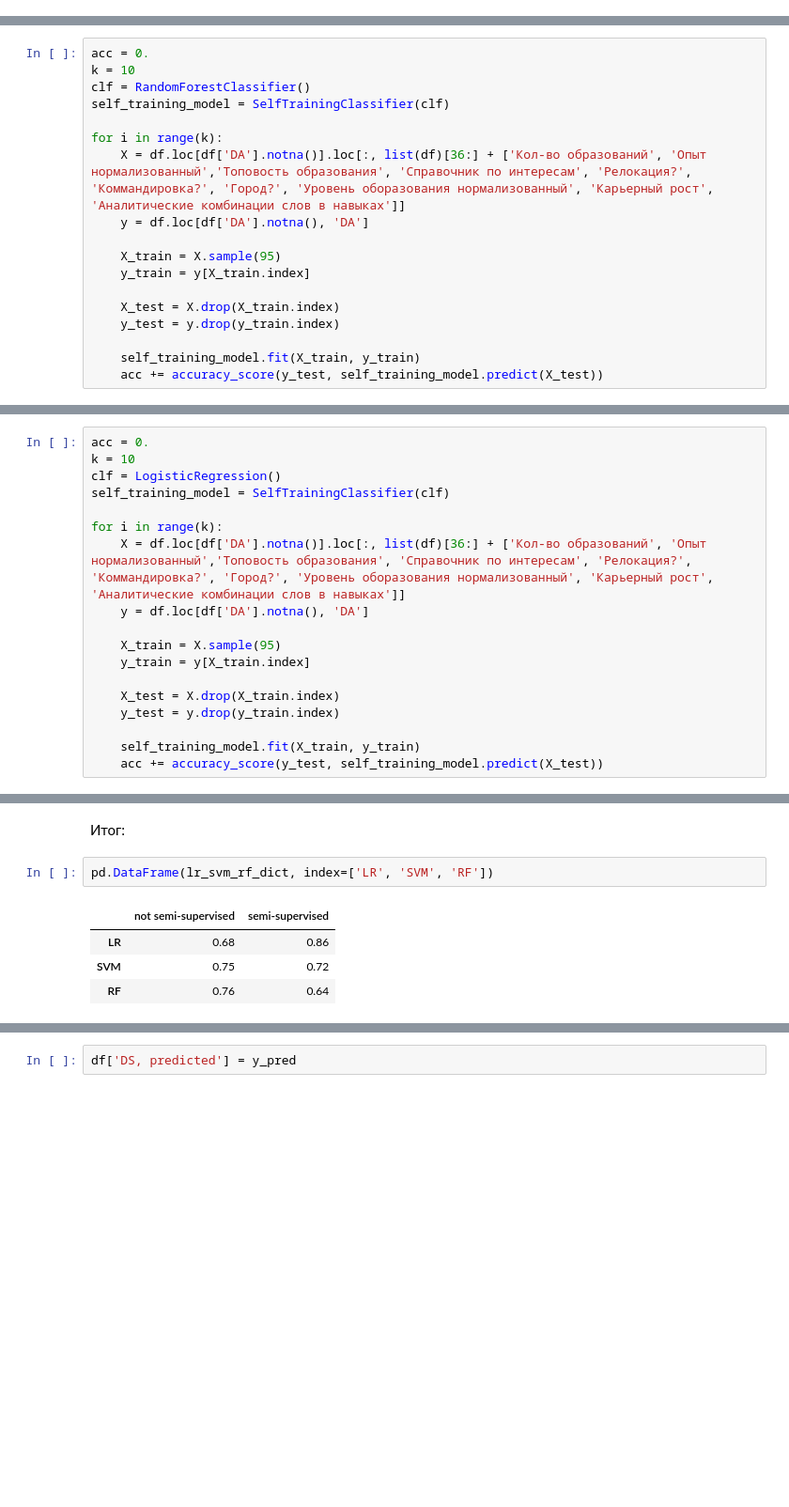
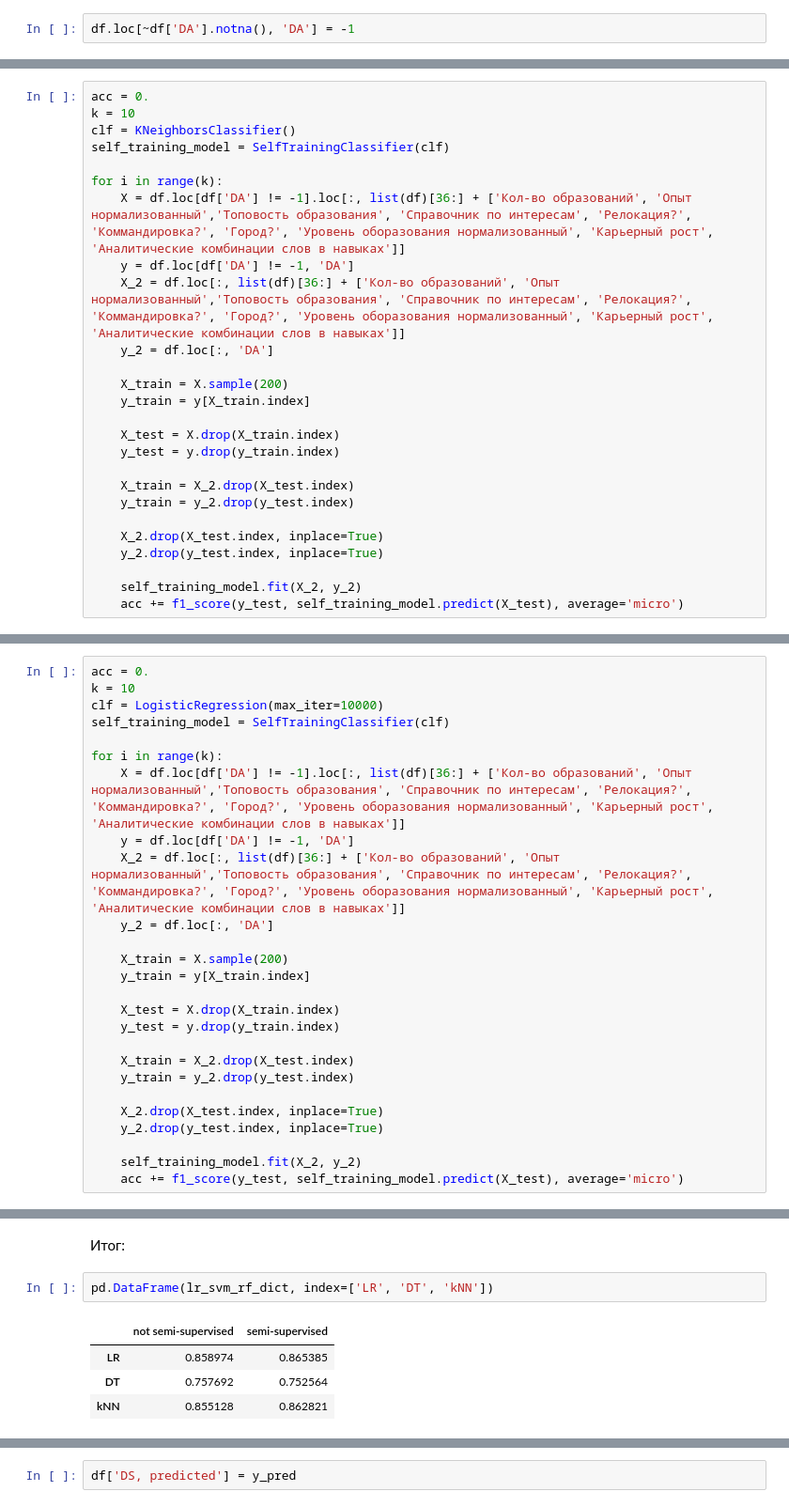
Before and after one commit to aefrt/automatization-recruiting, a Jupyter notebook: analysis.ipynb, the cells around one changed output, grey strips where cells are left out. Shown at 94% size. Drawn from its saved outputs; the diff is of its cells as text; blank space fills up the shorter version.

```diff
--- a/analysis.ipynb
+++ b/analysis.ipynb
@@ -529,3 +574,5 @@ from sklearn.semi_supervised import SelfTrainingClassifier
+# %%
+df.loc[~df['DA'].notna(), 'DA'] = -1
 # %%
 acc = 0.
 k = 10
@@ -551,18 +613,26 @@ lr_svm_rf_dict['semi-supervised'][1] = acc / k
 # %%
 acc = 0.
 k = 10
-clf = RandomForestClassifier()
+clf = KNeighborsClassifier()
 self_training_model = SelfTrainingClassifier(clf)
 
 for i in range(k):
-    X = df.loc[df['DA'].notna()].loc[:, list(df)[36:] + ['Кол-во образований', 'Опыт нормализованный','Топовость образования', 'Справочник по интересам', 'Релокация?', 'Коммандировка?', 'Город?', 'Уровень оборазования нормализованный', 'Карьерный рост', 'Аналитические комбинации слов в навыках']]
-    y = df.loc[df['DA'].notna(), 'DA']
+    X = df.loc[df['DA'] != -1].loc[:, list(df)[36:] + ['Кол-во образований', 'Опыт нормализованный','Топовость образования', 'Справочник по интересам', 'Релокация?', 'Коммандировка?', 'Город?', 'Уровень оборазования нормализованный', 'Карьерный рост', 'Аналитические комбинации слов в навыках']]
+    y = df.loc[df['DA'] != -1, 'DA']
+    X_2 = df.loc[:, list(df)[36:] + ['Кол-во образований', 'Опыт нормализованный','Топовость образования', 'Справочник по интересам', 'Релокация?', 'Коммандировка?', 'Город?', 'Уровень оборазования нормализованный', 'Карьерный рост', 'Аналитические комбинации слов в навыках']]
+    y_2 = df.loc[:, 'DA']
 
-    X_train = X.sample(95)
+    X_train = X.sample(200)
     y_train = y[X_train.index]
 
     X_test = X.drop(X_train.index)
     y_test = y.drop(y_train.index)
 
-    self_training_model.fit(X_train, y_train)
-    acc += accuracy_score(y_test, self_training_model.predict(X_test))
+    X_train = X_2.drop(X_test.index)
+    y_train = y_2.drop(y_test.index)
+
+    X_2.drop(X_test.index, inplace=True)
+    y_2.drop(y_test.index, inplace=True)
+
+    self_training_model.fit(X_2, y_2)
+    acc += f1_score(y_test, self_training_model.predict(X_test), average='micro')
@@ -573,18 +648,26 @@ lr_svm_rf_dict['semi-supervised'][2] = acc / k
 # %%
 acc = 0.
 k = 10
-clf = LogisticRegression()
+clf = LogisticRegression(max_iter=10000)
 self_training_model = SelfTrainingClassifier(clf)
 
 for i in range(k):
-    X = df.loc[df['DA'].notna()].loc[:, list(df)[36:] + ['Кол-во образований', 'Опыт нормализованный','Топовость образования', 'Справочник по интересам', 'Релокация?', 'Коммандировка?', 'Город?', 'Уровень оборазования нормализованный', 'Карьерный рост', 'Аналитические комбинации слов в навыках']]
-    y = df.loc[df['DA'].notna(), 'DA']
+    X = df.loc[df['DA'] != -1].loc[:, list(df)[36:] + ['Кол-во образований', 'Опыт нормализованный','Топовость образования', 'Справочник по интересам', 'Релокация?', 'Коммандировка?', 'Город?', 'Уровень оборазования нормализованный', 'Карьерный рост', 'Аналитические комбинации слов в навыках']]
+    y = df.loc[df['DA'] != -1, 'DA']
+    X_2 = df.loc[:, list(df)[36:] + ['Кол-во образований', 'Опыт нормализованный','Топовость образования', 'Справочник по интересам', 'Релокация?', 'Коммандировка?', 'Город?', 'Уровень оборазования нормализованный', 'Карьерный рост', 'Аналитические комбинации слов в навыках']]
+    y_2 = df.loc[:, 'DA']
 
-    X_train = X.sample(95)
+    X_train = X.sample(200)
     y_train = y[X_train.index]
 
     X_test = X.drop(X_train.index)
     y_test = y.drop(y_train.index)
 
-    self_training_model.fit(X_train, y_train)
-    acc += accuracy_score(y_test, self_training_model.predict(X_test))
+    X_train = X_2.drop(X_test.index)
+    y_train = y_2.drop(y_test.index)
+
+    X_2.drop(X_test.index, inplace=True)
+    y_2.drop(y_test.index, inplace=True)
+
+    self_training_model.fit(X_2, y_2)
+    acc += f1_score(y_test, self_training_model.predict(X_test), average='micro')
@@ -611,10 +682,10 @@ lr_svm_rf_dict['semi-supervised'][0] = acc / k
 # %% [markdown]
 Итог:
 # %%
-pd.DataFrame(lr_svm_rf_dict, index=['LR', 'SVM', 'RF'])
+pd.DataFrame(lr_svm_rf_dict, index=['LR', 'DT', 'kNN'])
 # %% [output]
 |  | not semi-supervised | semi-supervised |
-| LR | 0.68 | 0.86 |
-| SVM | 0.75 | 0.72 |
-| RF | 0.76 | 0.64 |
+| LR | 0.858974 | 0.865385 |
+| DT | 0.757692 | 0.752564 |
+| kNN | 0.855128 | 0.862821 |
 # %% [markdown]
```
Also changed, not shown: parts of 66 cells of this notebook, 1 other file.
